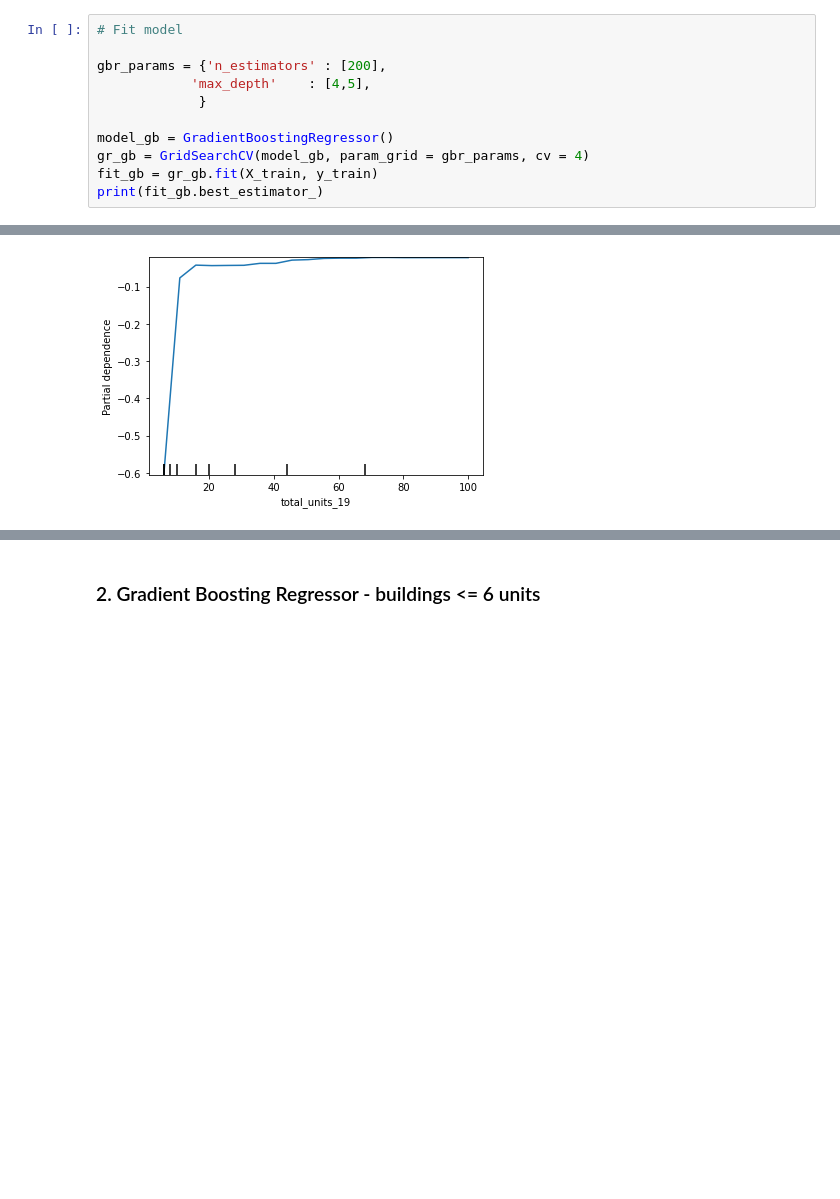
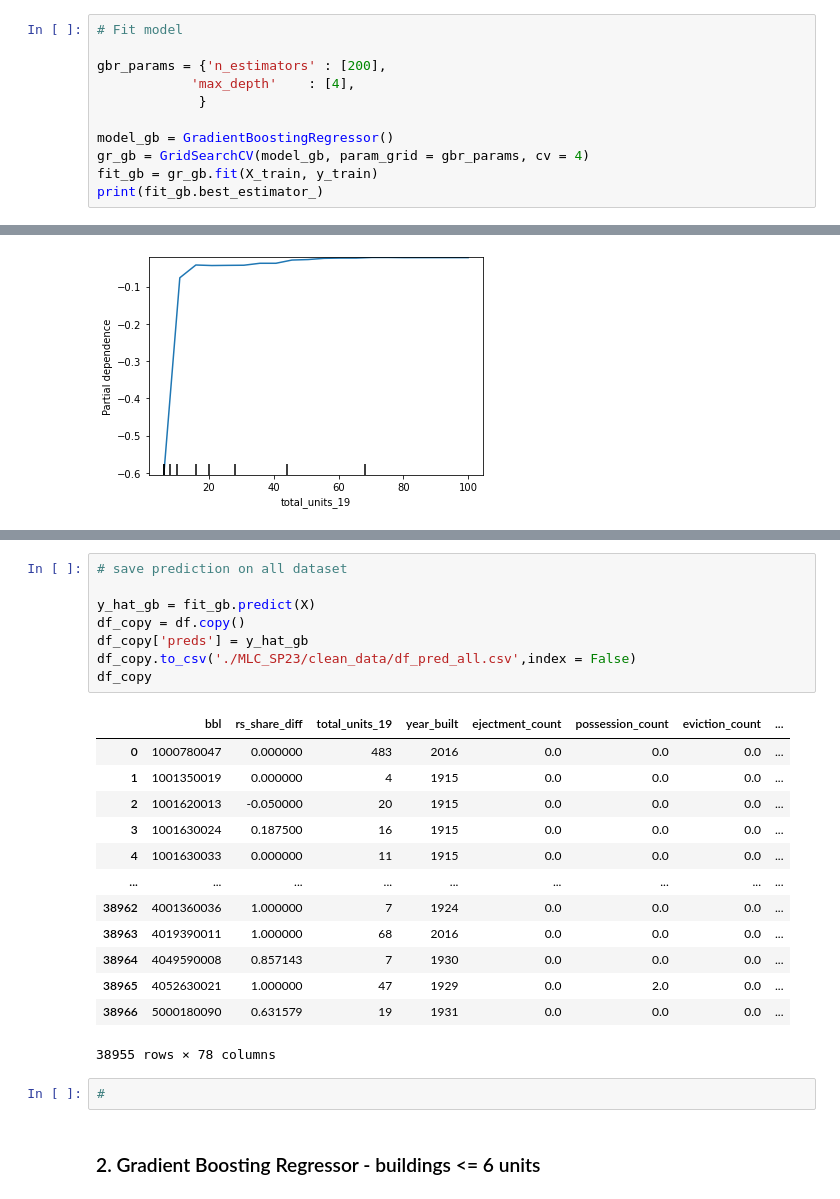
Before and after one commit to ajparaiso/MLC_SP23, a Jupyter notebook: 2.models/Model_Selection_Yujin.ipynb, the cells around one changed output, grey strips where cells are left out. Drawn from its saved outputs; the diff is of its cells as text; blank space fills up the shorter version.

```diff
--- a/2.models/Model_Selection_Yujin.ipynb
+++ b/2.models/Model_Selection_Yujin.ipynb
@@ -44,7 +76,7 @@ from sklearn.model_selection import GridSearchCV
 # Fit model
 
 gbr_params = {'n_estimators' : [200],
-            'max_depth'    : [4,5],
+            'max_depth'    : [4],
              }
 
 model_gb = GradientBoostingRegressor()
@@ -94,3 +126,27 @@ plt.show()
+# %%
+# save prediction on all dataset
+
+y_hat_gb = fit_gb.predict(X)
+df_copy = df.copy()
+df_copy['preds'] = y_hat_gb
+df_copy.to_csv('./MLC_SP23/clean_data/df_pred_all.csv',index = False)
+df_copy
+# %% [output]
+|  | bbl | rs_share_diff | total_units_19 | year_built | ejectment_count | possession_count | eviction_count | ... |
+| 0 | 1000780047 | 0.000000 | 483 | 2016 | 0.0 | 0.0 | 0.0 | ... |
+| 1 | 1001350019 | 0.000000 | 4 | 1915 | 0.0 | 0.0 | 0.0 | ... |
+| 2 | 1001620013 | -0.050000 | 20 | 1915 | 0.0 | 0.0 | 0.0 | ... |
+| 3 | 1001630024 | 0.187500 | 16 | 1915 | 0.0 | 0.0 | 0.0 | ... |
+| 4 | 1001630033 | 0.000000 | 11 | 1915 | 0.0 | 0.0 | 0.0 | ... |
+| ... | ... | ... | ... | ... | ... | ... | ... | ... |
+| 38962 | 4001360036 | 1.000000 | 7 | 1924 | 0.0 | 0.0 | 0.0 | ... |
+| 38963 | 4019390011 | 1.000000 | 68 | 2016 | 0.0 | 0.0 | 0.0 | ... |
+| 38964 | 4049590008 | 0.857143 | 7 | 1930 | 0.0 | 0.0 | 0.0 | ... |
+| 38965 | 4052630021 | 1.000000 | 47 | 1929 | 0.0 | 2.0 | 0.0 | ... |
+| 38966 | 5000180090 | 0.631579 | 19 | 1931 | 0.0 | 0.0 | 0.0 | ... |
+38955 rows × 78 columns
+# %%
+#
 # %% [markdown]
 ### 2. Gradient Boosting Regressor - buildings <= 6 units
 # %%
```
Also changed, not shown: parts of 34 cells of this notebook.
